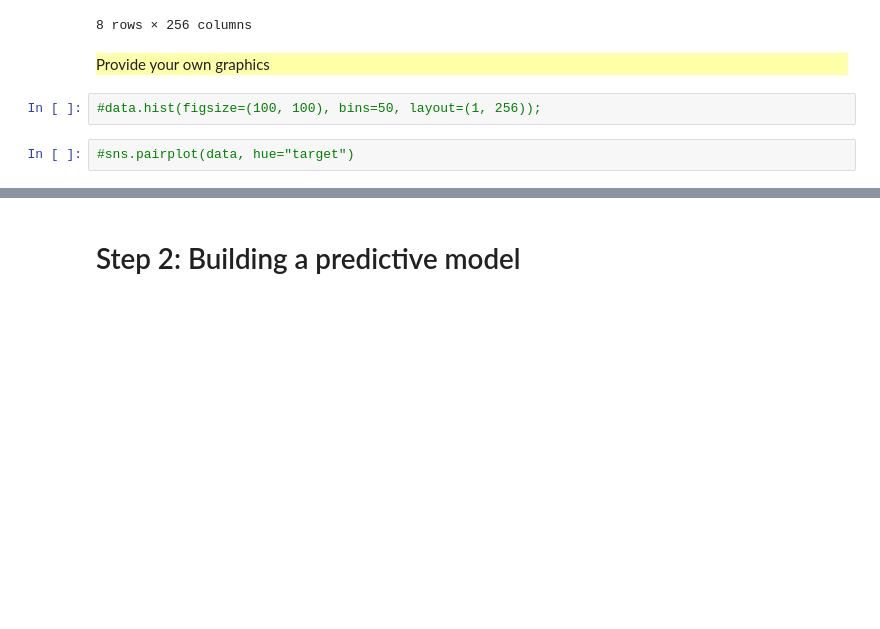
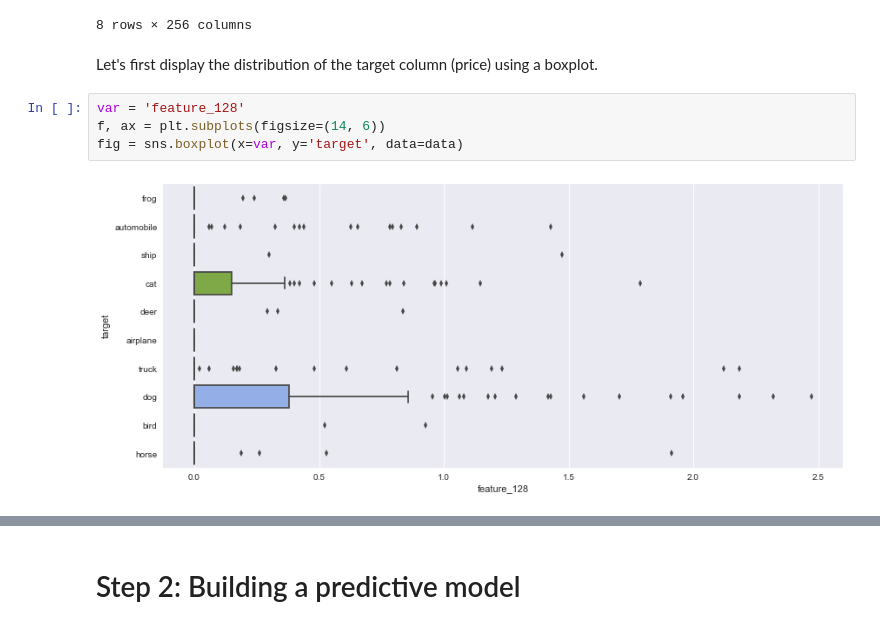
Before and after one commit to Shiro-LK/VISION_project, a Jupyter notebook: Starting_kit/README.ipynb, the cells around one changed output, grey strips where cells are left out. Saved outputs shown, nothing was run; the diff lists cells and outputs as text; blank space fills up the shorter version.

```diff
--- a/Starting_kit/README.ipynb
+++ b/Starting_kit/README.ipynb
@@ -79,9 +83,11 @@ data.describe()
 | 75% | 0.304501 | 0.000000 | 0.435712 | 0.000000 | 2.135430 | 0.173835 | 0.539599 | 0.000000 | 0.666647 | ... |
 | max | 4.420420 | 1.708790 | 7.588520 | 10.957100 | 7.243310 | 3.931260 | 7.051080 | 3.224520 | 5.644760 | ... |
 8 rows × 256 columns
-# %% [markdown]
-<div style="background:#FFFFAA"> Provide your own graphics </div>
-# %%
-#data.hist(figsize=(100, 100), bins=50, layout=(1, 256));
-# %%
-#sns.pairplot(data, hue="target")
+# %% [markdown]
+Let's first display the distribution of the target column (price) using a boxplot.
+# %%
+var = 'feature_128'
+f, ax = plt.subplots(figsize=(14, 6))
+fig = sns.boxplot(x=var, y='target', data=data)
+# %% [output]
+[figure, added]
```
Also changed, not shown: parts of 26 cells of this notebook.
